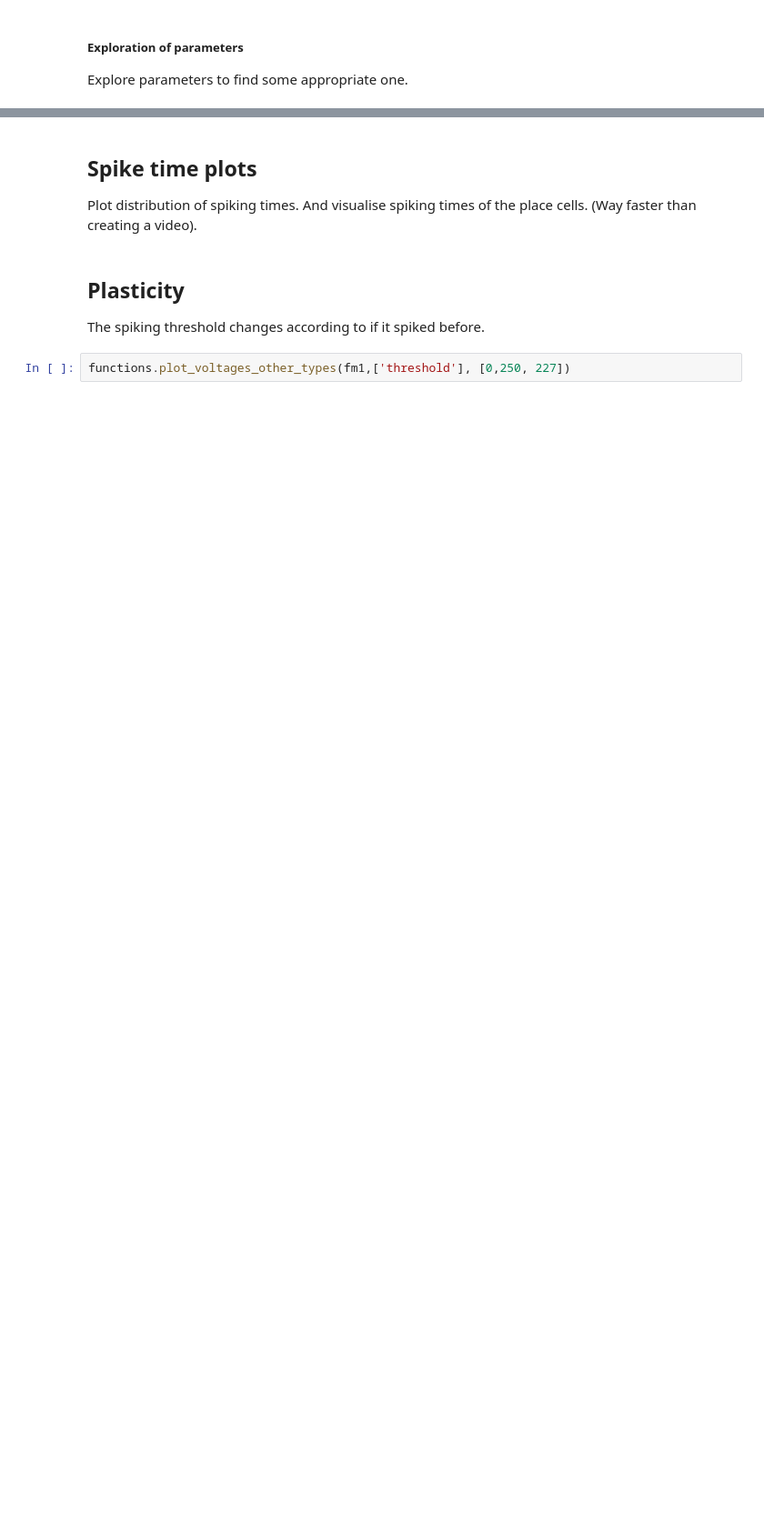
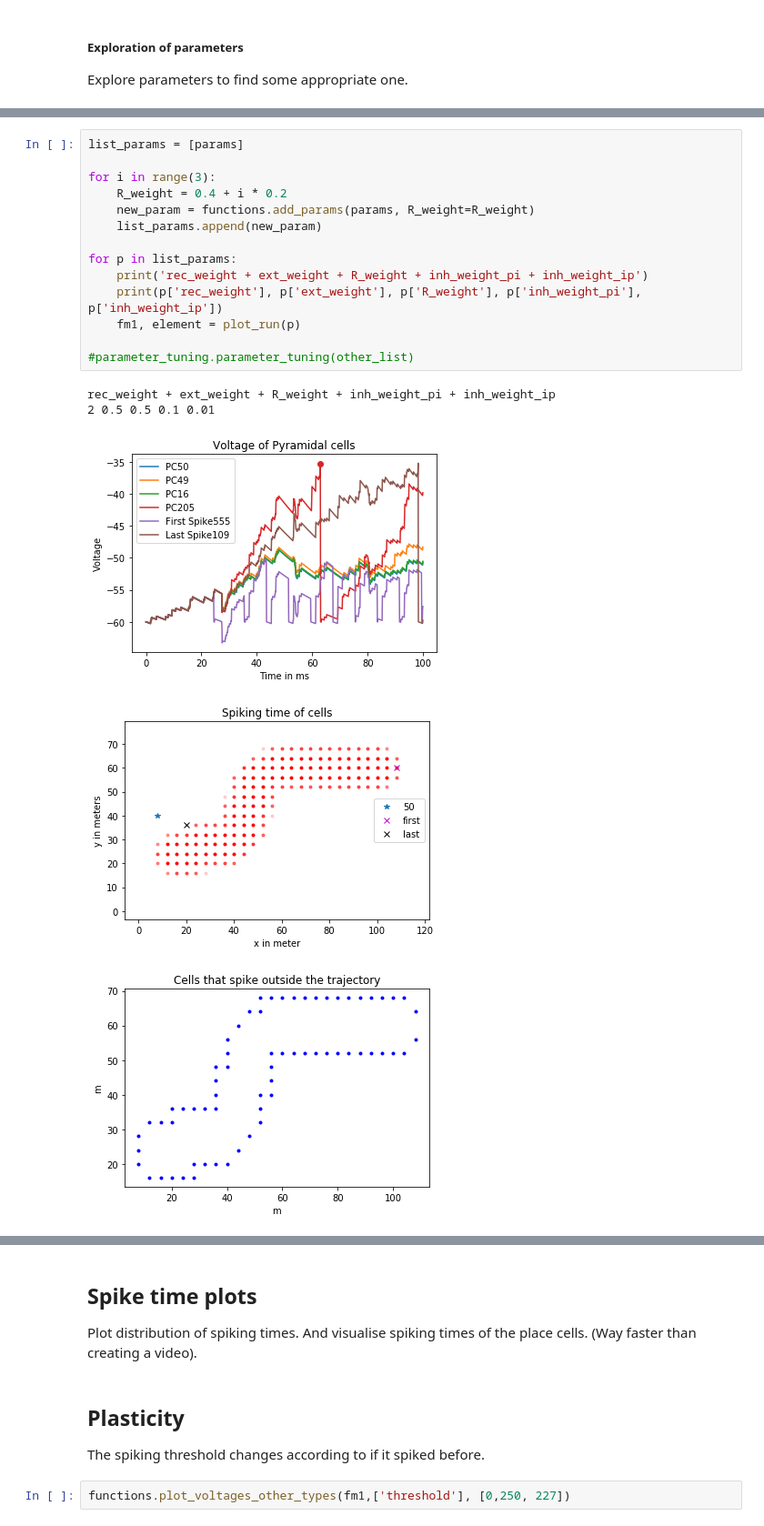
Before and after one commit to Victoriad1996/SemesterProject, a Jupyter notebook: SimpleFairhall/first_project_oop_plots.ipynb, the cells around one changed output, grey strips where cells are left out. Shown at 91% size. Drawn from its saved outputs; the diff is of its cells as text; blank space fills up the shorter version.

```diff
--- a/SimpleFairhall/first_project_oop_plots.ipynb
+++ b/SimpleFairhall/first_project_oop_plots.ipynb
@@ -132,0 +161,20 @@ rec_weight + ext_weight + R_weight + inh_weight_pi + inh_weight_ip
+# %%
+list_params = [params]
+
+for i in range(3):
+    R_weight = 0.4 + i * 0.2
+    new_param = functions.add_params(params, R_weight=R_weight)
+    list_params.append(new_param)
+
+for p in list_params:
+    print('rec_weight + ext_weight + R_weight + inh_weight_pi + inh_weight_ip')
+    print(p['rec_weight'], p['ext_weight'], p['R_weight'], p['inh_weight_pi'], p['inh_weight_ip'])
+    fm1, element = plot_run(p)
+
+#parameter_tuning.parameter_tuning(other_list)
+# %% [output]
+rec_weight + ext_weight + R_weight + inh_weight_pi + inh_weight_ip
+2 0.5 0.5 0.1 0.01
+[figure, added]
+[figure, added]
+[figure, added]
```
Also changed, not shown: parts of 10 cells of this notebook, 5 other files.
